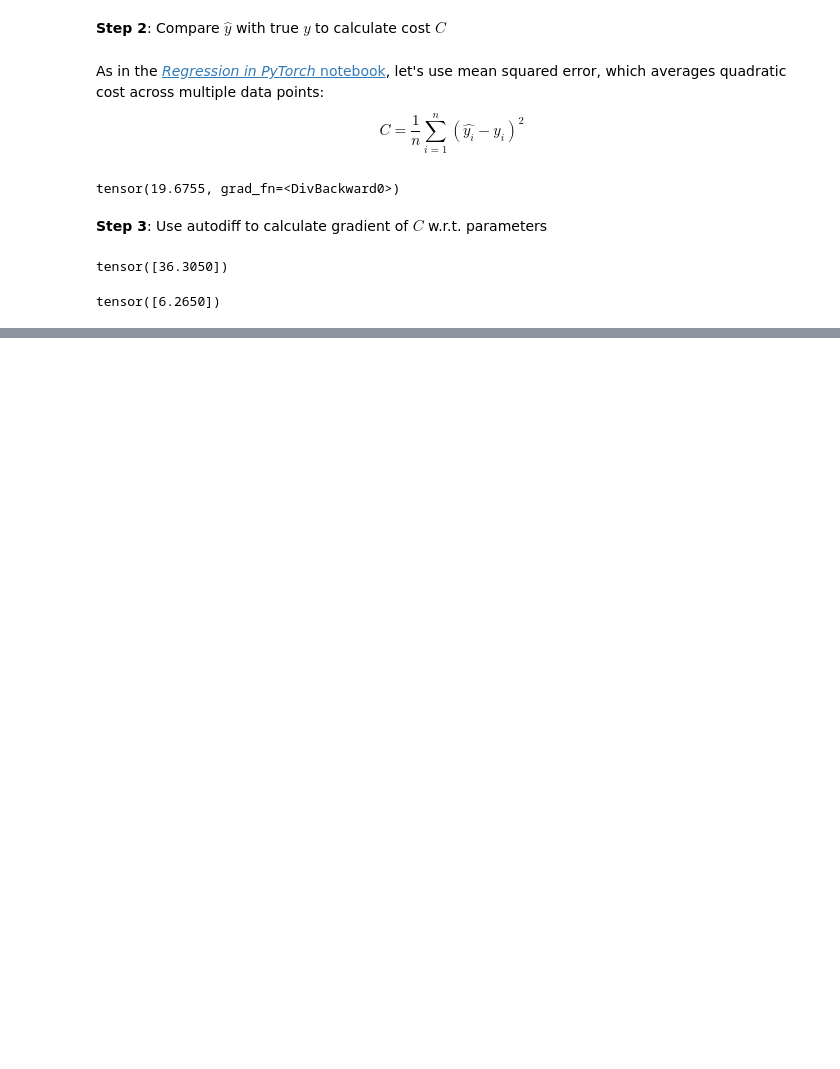
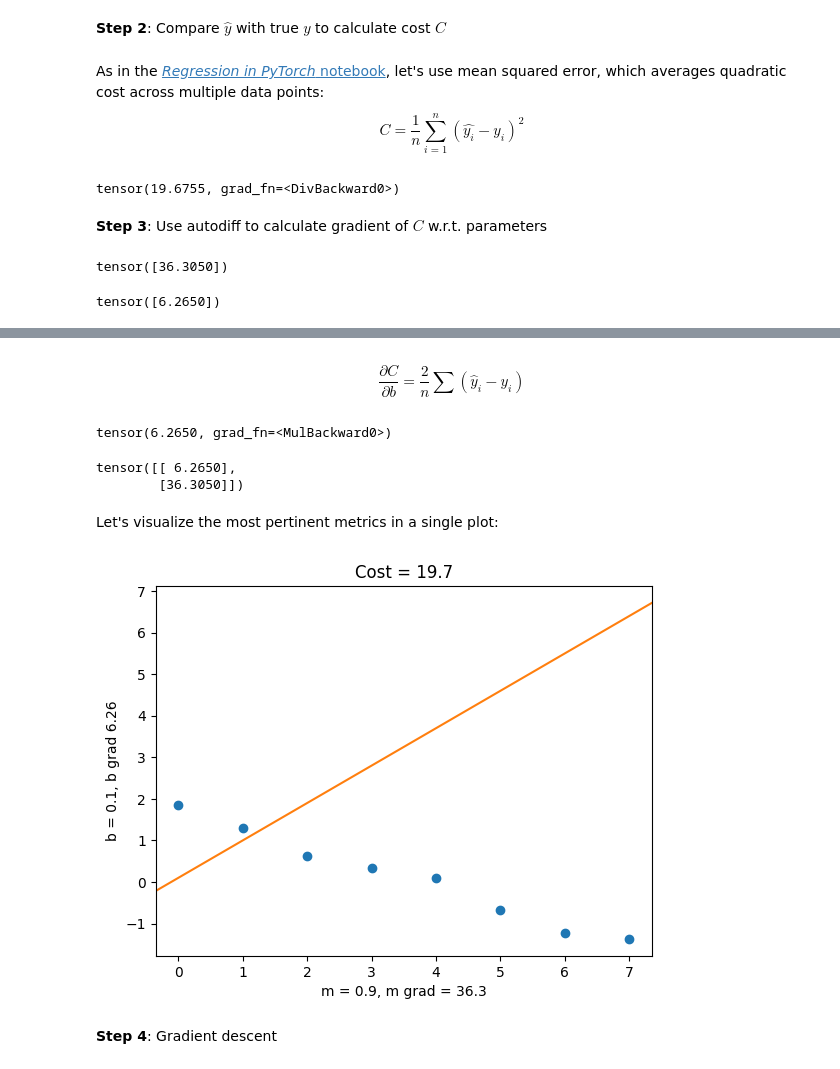
Before and after one commit to darstech/ML-Foundation, a Jupyter notebook: notebooks/batch_regression_gradient.ipynb, the cells around one changed output, grey strips where cells are left out. Drawn from its saved outputs; the diff is of its cells as text; code cells hidden in the pictures; blank space fills up the shorter version.

```diff
--- a/notebooks/batch_regression_gradient.ipynb
+++ b/notebooks/batch_regression_gradient.ipynb
@@ -56,0 +65,45 @@ tensor([6.2650])
+# %% [markdown]
+$$ \frac{\partial C}{\partial b} = \frac{2}{n} \sum (\hat{y}_i - y_i) $$
+# %%
+2/len(ys) * torch.sum( yhat - ys)
+# %% [output]
+tensor(6.2650, grad_fn=<MulBackward0>)
+# %%
+gradients = torch.tensor([[b.grad.item(), m.grad.item()]]).T
+gradients
+# %% [output]
+tensor([[ 6.2650],
+        [36.3050]])
+# %% [markdown]
+Let's visualize the most pertinent metrics in a single plot:
+# %%
+def labelled_regression_plot(my_x, my_y, my_m, my_b, my_C, include_grad=True):
+  title = 'Cost = {}'.format('%.3g' % my_C.item())
+  if include_grad:
+    xlabel = 'm = {}, m grad = {}'.format('%.3g' % my_m.item(), '%.3g' % my_m.grad.item())
+    ylabel = 'b = {}, b grad {}'.format('%.3g' % my_b.item(), '%.3g' % my_b.grad.item())
+  else:
+    xlabel = 'm = {}'.format('%.3g' % my_m.item())
+    ylabel = 'b = {}'.format('%.3g' % b.item())
+
+  fix, ax = plt.subplots()
+
+  plt.title(title)
+  plt.xlabel(xlabel)
+  plt.ylabel(ylabel)
+
+  ax.scatter(my_x, my_y)
+
+  x_min, x_max = ax.get_xlim()
+  y_min = regression(x_min, my_m, my_b).detach().item()
+  y_max = regression(x_max, my_m, my_b).detach().item()
+
+  ax.set_xlim([x_min, x_max])
+  _ = plt.plot([x_min, x_max], [y_min, y_max], c='C01')
+# %%
+# With randomly initialized model parameters (m & b)
+labelled_regression_plot(xs, ys, m, b, C)
+# %% [output]
+[figure, added]
+# %% [markdown]
+**Step 4**: Gradient descent
```
Also changed, not shown: parts of 12 cells of this notebook.
